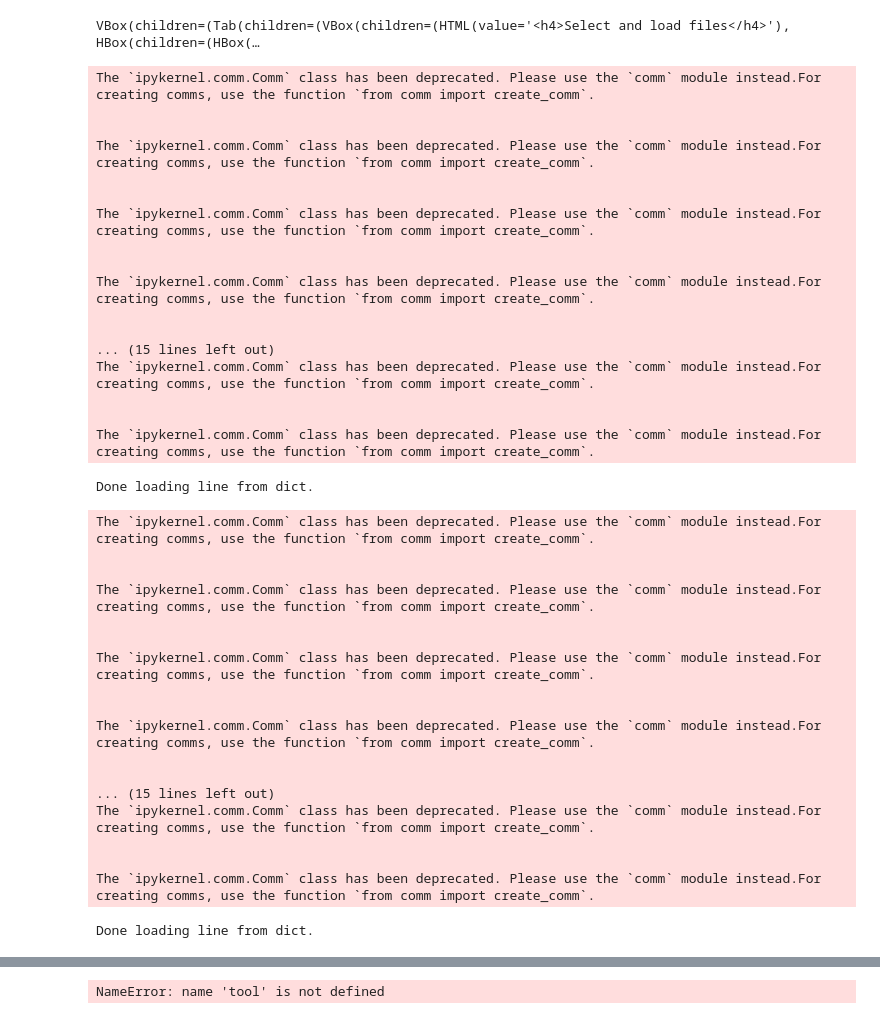
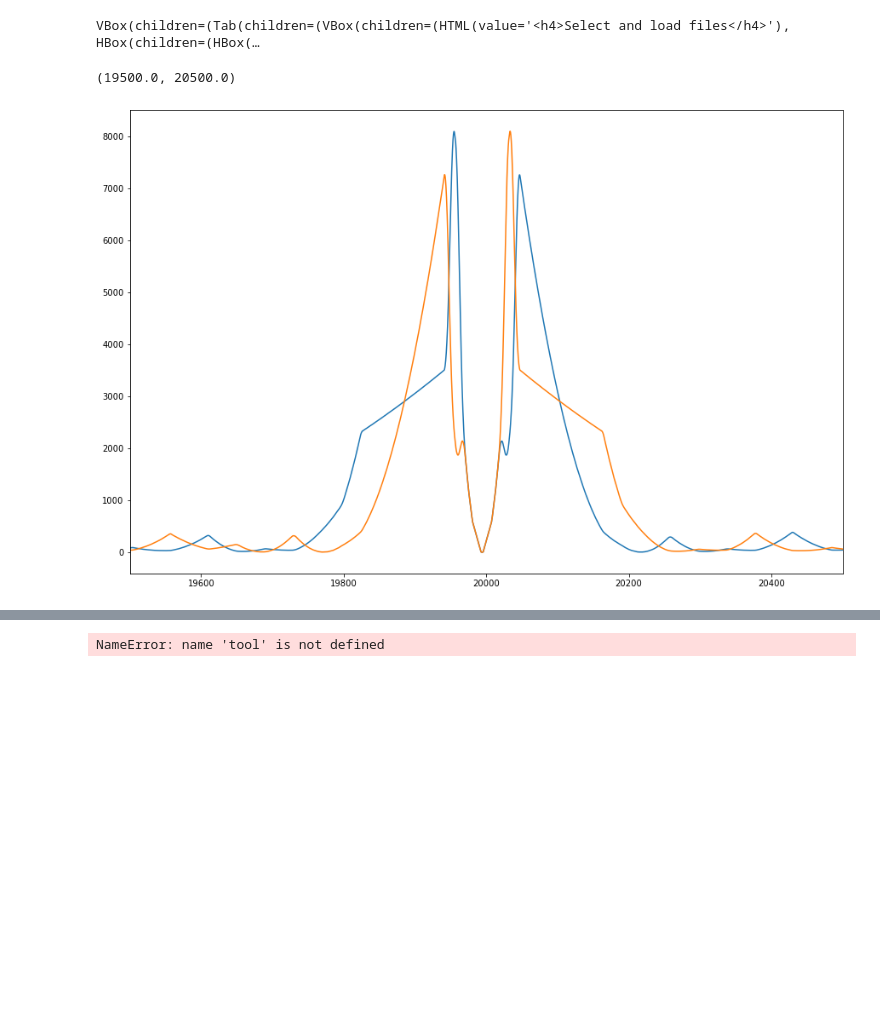
Before and after one commit to maorwat/aperture_measurements, a Jupyter notebook: notebooks/example.ipynb, the cells around one changed output, grey strips where cells are left out. Drawn from its saved outputs; the diff is of its cells as text; code cells hidden in the pictures; blank space fills up the shorter version.

Commit message:
Removed some useless lines

```diff
--- a/notebooks/example.ipynb
+++ b/notebooks/example.ipynb
@@ -13,46 +13,21 @@ from aper_package.interactive_tool import InteractiveTool
 # %%
 warnings.filterwarnings('ignore')
 
-tool = InteractiveTool(spark=spark)
+tool = InteractiveTool()
 tool.show()
 # %% [output]
 VBox(children=(Tab(children=(VBox(children=(HTML(value='<h4>Select and load files</h4>'), HBox(children=(HBox(…
-The `ipykernel.comm.Comm` class has been deprecated. Please use the `comm` module instead.For creating comms, use the function `from comm import create_comm`.
-
-
-The `ipykernel.comm.Comm` class has been deprecated. Please use the `comm` module instead.For creating comms, use the function `from comm import create_comm`.
-
-
-The `ipykernel.comm.Comm` class has been deprecated. Please use the `comm` module instead.For creating comms, use the function `from comm import create_comm`.
-
-
-The `ipykernel.comm.Comm` class has been deprecated. Please use the `comm` module instead.For creating comms, use the function `from comm import create_comm`.
-
-
-... (15 lines left out)
-The `ipykernel.comm.Comm` class has been deprecated. Please use the `comm` module instead.For creating comms, use the function `from comm import create_comm`.
-
-
-The `ipykernel.comm.Comm` class has been deprecated. Please use the `comm` module instead.For creating comms, use the function `from comm import create_comm`.
-Done loading line from dict.
-The `ipykernel.comm.Comm` class has been deprecated. Please use the `comm` module instead.For creating comms, use the function `from comm import create_comm`.
-
-
-The `ipykernel.comm.Comm` class has been deprecated. Please use the `comm` module instead.For creating comms, use the function `from comm import create_comm`.
-
-
-The `ipykernel.comm.Comm` class has been deprecated. Please use the `comm` module instead.For creating comms, use the function `from comm import create_comm`.
-
-
-The `ipykernel.comm.Comm` class has been deprecated. Please use the `comm` module instead.For creating comms, use the function `from comm import create_comm`.
-
-
-... (15 lines left out)
-The `ipykernel.comm.Comm` class has been deprecated. Please use the `comm` module instead.For creating comms, use the function `from comm import create_comm`.
-
-
-The `ipykernel.comm.Comm` class has been deprecated. Please use the `comm` module instead.For creating comms, use the function `from comm import create_comm`.
-Done loading line from dict.
+# %%
+import matplotlib.pyplot as plt
+
+fig,ax = plt.subplots(figsize=(15,10))
+ax.plot(tool.aperture_data.tw_b1.s, tool.aperture_data.tw_b1.betx)
+ax.plot(tool.aperture_data.tw_b1.s, tool.aperture_data.tw_b1.bety)
+
+ax.set_xlim(19500,20500)
+# %% [output]
+(19500.0, 20500.0)
+[figure, added]
 # %%
 import plotly.graph_objects as go
 import numpy as np
```
Also changed, not shown: 4 other files.
